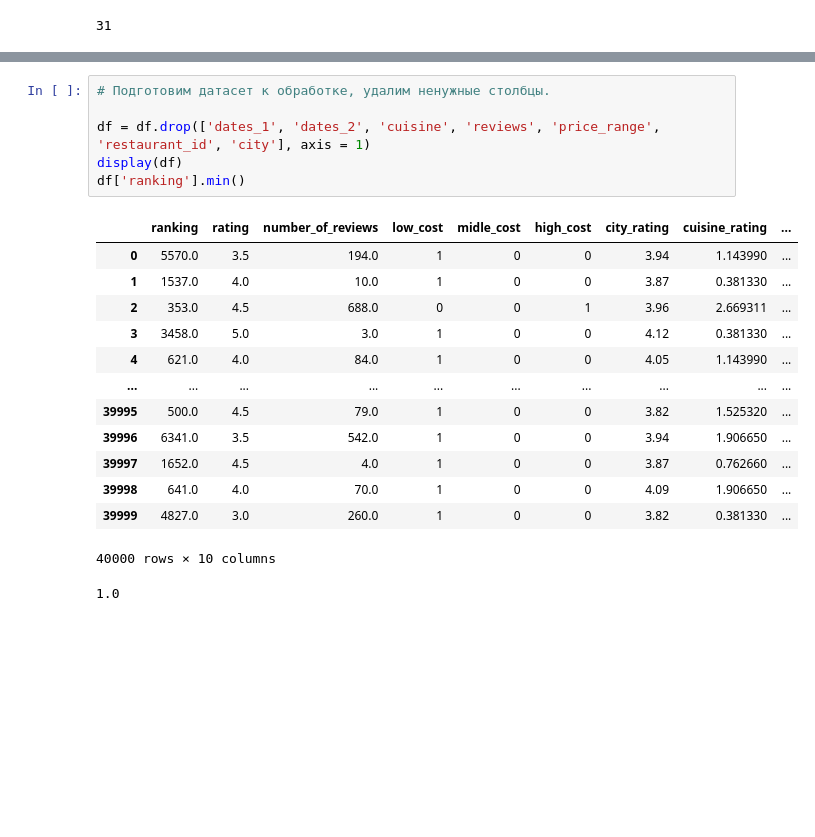
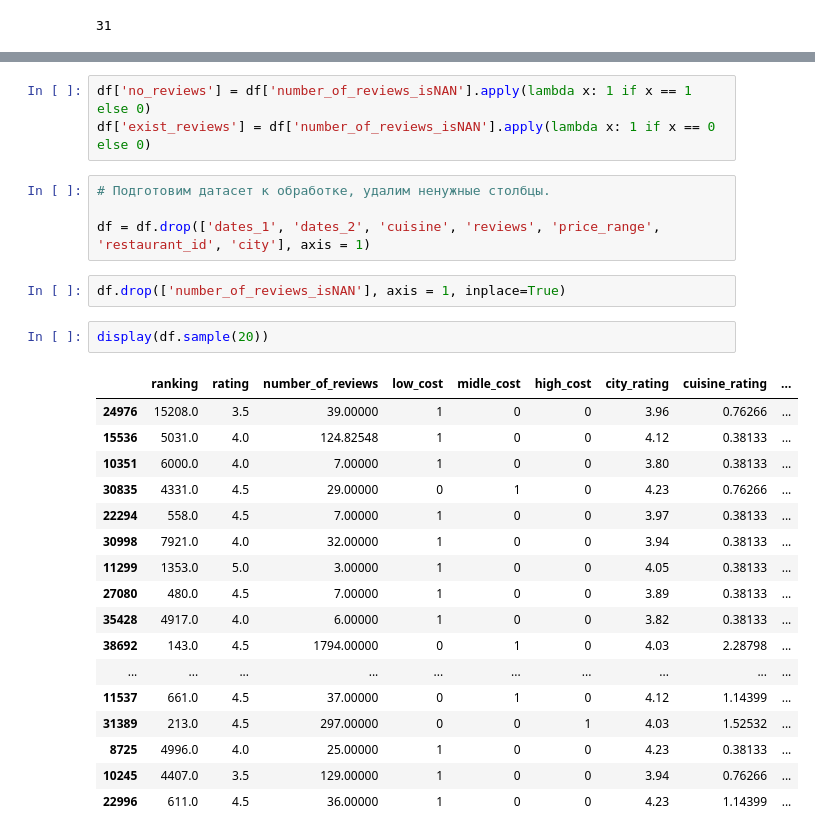
Before and after one commit to Aleksandr-alt/GitHub_skillfactory, a Jupyter notebook: module_3/24_1. Проект 3. О вкусной и здоровой пище. Итоговый проект..ipynb, the cells around one changed output, grey strips where cells are left out. Drawn from its saved outputs; the diff is of its cells as text; blank space fills up the shorter version.

```diff
--- a/module_3/24_1. Проект 3. О вкусной и здоровой пище. Итоговый проект..ipynb
+++ b/module_3/24_1. Проект 3. О вкусной и здоровой пище. Итоговый проект..ipynb
@@ -358,24 +397,32 @@ Name: city_ranking, Length: 40000, dtype: float64
+# %%
+df['no_reviews'] = df['number_of_reviews_isNAN'].apply(lambda x: 1 if x == 1 else 0)
+df['exist_reviews'] = df['number_of_reviews_isNAN'].apply(lambda x: 1 if x == 0 else 0)
 # %%
 # Подготовим датасет к обработке, удалим ненужные столбцы.
 
 df = df.drop(['dates_1', 'dates_2', 'cuisine', 'reviews', 'price_range', 'restaurant_id', 'city'], axis = 1)
-display(df)
-df['ranking'].min()
-# %% [output]
-|  | ranking | rating | number_of_reviews | low_cost | midle_cost | high_cost | city_rating | cuisine_rating | ... |
-| 0 | 5570.0 | 3.5 | 194.0 | 1 | 0 | 0 | 3.94 | 1.143990 | ... |
-| 1 | 1537.0 | 4.0 | 10.0 | 1 | 0 | 0 | 3.87 | 0.381330 | ... |
-| 2 | 353.0 | 4.5 | 688.0 | 0 | 0 | 1 | 3.96 | 2.669311 | ... |
-| 3 | 3458.0 | 5.0 | 3.0 | 1 | 0 | 0 | 4.12 | 0.381330 | ... |
-| 4 | 621.0 | 4.0 | 84.0 | 1 | 0 | 0 | 4.05 | 1.143990 | ... |
-| ... | ... | ... | ... | ... | ... | ... | ... | ... | ... |
-| 39995 | 500.0 | 4.5 | 79.0 | 1 | 0 | 0 | 3.82 | 1.525320 | ... |
-| 39996 | 6341.0 | 3.5 | 542.0 | 1 | 0 | 0 | 3.94 | 1.906650 | ... |
-| 39997 | 1652.0 | 4.5 | 4.0 | 1 | 0 | 0 | 3.87 | 0.762660 | ... |
-| 39998 | 641.0 | 4.0 | 70.0 | 1 | 0 | 0 | 4.09 | 1.906650 | ... |
-| 39999 | 4827.0 | 3.0 | 260.0 | 1 | 0 | 0 | 3.82 | 0.381330 | ... |
-40000 rows × 10 columns
-1.0
+# %%
+df.drop(['number_of_reviews_isNAN'], axis = 1, inplace=True)
+# %%
+display(df.sample(20))
+# %% [output]
+|  | ranking | rating | number_of_reviews | low_cost | midle_cost | high_cost | city_rating | cuisine_rating | ... |
+| 24976 | 15208.0 | 3.5 | 39.00000 | 1 | 0 | 0 | 3.96 | 0.76266 | ... |
+| 15536 | 5031.0 | 4.0 | 124.82548 | 1 | 0 | 0 | 4.12 | 0.38133 | ... |
+| 10351 | 6000.0 | 4.0 | 7.00000 | 1 | 0 | 0 | 3.80 | 0.38133 | ... |
+| 30835 | 4331.0 | 4.5 | 29.00000 | 0 | 1 | 0 | 4.23 | 0.76266 | ... |
+| 22294 | 558.0 | 4.5 | 7.00000 | 1 | 0 | 0 | 3.97 | 0.38133 | ... |
+| 30998 | 7921.0 | 4.0 | 32.00000 | 1 | 0 | 0 | 3.94 | 0.38133 | ... |
+| 11299 | 1353.0 | 5.0 | 3.00000 | 1 | 0 | 0 | 4.05 | 0.38133 | ... |
+| 27080 | 480.0 | 4.5 | 7.00000 | 1 | 0 | 0 | 3.89 | 0.38133 | ... |
+| 35428 | 4917.0 | 4.0 | 6.00000 | 1 | 0 | 0 | 3.82 | 0.38133 | ... |
+| 38692 | 143.0 | 4.5 | 1794.00000 | 0 | 1 | 0 | 4.03 | 2.28798 | ... |
+| ... | ... | ... | ... | ... | ... | ... | ... | ... | ... |
+| 11537 | 661.0 | 4.5 | 37.00000 | 0 | 1 | 0 | 4.12 | 1.14399 | ... |
+| 31389 | 213.0 | 4.5 | 297.00000 | 0 | 0 | 1 | 4.03 | 1.52532 | ... |
+| 8725 | 4996.0 | 4.0 | 25.00000 | 1 | 0 | 0 | 4.23 | 0.38133 | ... |
+| 10245 | 4407.0 | 3.5 | 129.00000 | 1 | 0 | 0 | 3.94 | 0.76266 | ... |
+| 22996 | 611.0 | 4.5 | 36.00000 | 1 | 0 | 0 | 4.23 | 1.14399 | ... |
 # %%
 # Разбиваем датафрейм на части, необходимые для обучения и тестирования модели
 # Х - данные с информацией о ресторанах, у - целевая переменная (рейтинги ресторанов)
```
Also changed, not shown: parts of 14 cells of this notebook.
